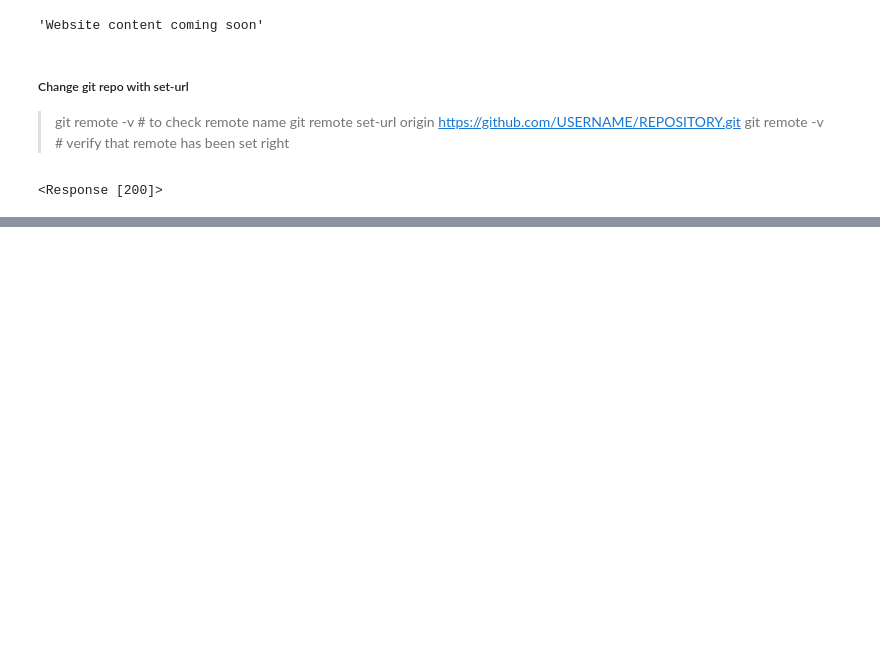
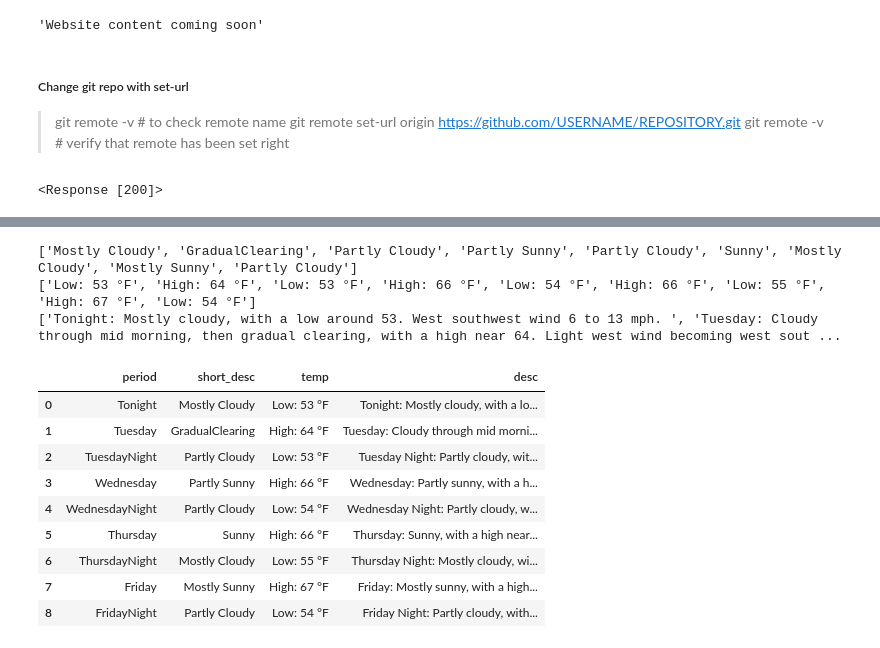
Before and after one commit to ahn718/stats-analysis, a Jupyter notebook: wrangling.ipynb, the cells around one changed output, grey strips where cells are left out. Cells and saved outputs as stored; diff of their text form; code cells hidden in the pictures; blank space fills up the shorter version.

Commit message:
Use BS4 to scrap weather data

```diff
--- a/wrangling.ipynb
+++ b/wrangling.ipynb
@@ -282,0 +390,7 @@ sei
+# %%
+weather = requests.get("http://forecast.weather.gov/MapClick.php?lat=37.7772&lon=-122.4168")
+soup = BeautifulSoup(weather.content, 'html.parser')
+seven_day = soup.find(id="seven-day-forecast")
+forecast_items = seven_day.find_all(class_="tombstone-container")
+tonight = forecast_items[0]
+print(tonight.prettify())
@@ -282,0 +433,4 @@ sei
+# %%
+period_tags = seven_day.select(".tombstone-container .period-name")
+periods = [pt.get_text() for pt in period_tags]
+periods
@@ -282,0 +447,31 @@ sei
+# %%
+short_descs = [sd.get_text() for sd in seven_day.select(".tombstone-container .short-desc")]
+temps = [t.get_text() for t in seven_day.select(".tombstone-container .temp")]
+descs = [d["title"] for d in seven_day.select(".tombstone-container img")]
+print(short_descs)
+print(temps)
+print(descs)
+# %% [output]
+['Mostly Cloudy', 'GradualClearing', 'Partly Cloudy', 'Partly Sunny', 'Partly Cloudy', 'Sunny', 'Mostly Cloudy', 'Mostly Sunny', 'Partly Cloudy']
+['Low: 53 °F', 'High: 64 °F', 'Low: 53 °F', 'High: 66 °F', 'Low: 54 °F', 'High: 66 °F', 'Low: 55 °F', 'High: 67 °F', 'Low: 54 °F']
+['Tonight: Mostly cloudy, with a low around 53. West southwest wind 6 to 13 mph. ', 'Tuesday: Cloudy through mid morning, then gradual clearing, with a high near 64. Light west wind becoming west sout ...
+# %%
+import pandas as pd
+weather = pd.DataFrame({
+        "period": periods,
+         "short_desc": short_descs,
+         "temp": temps,
+         "desc":descs
+    })
+weather
+# %% [output]
+|  | period | short_desc | temp | desc |
+| 0 | Tonight | Mostly Cloudy | Low: 53 °F | Tonight: Mostly cloudy, with a lo... |
+| 1 | Tuesday | GradualClearing | High: 64 °F | Tuesday: Cloudy through mid morni... |
+| 2 | TuesdayNight | Partly Cloudy | Low: 53 °F | Tuesday Night: Partly cloudy, wit... |
+| 3 | Wednesday | Partly Sunny | High: 66 °F | Wednesday: Partly sunny, with a h... |
+| 4 | WednesdayNight | Partly Cloudy | Low: 54 °F | Wednesday Night: Partly cloudy, w... |
+| 5 | Thursday | Sunny | High: 66 °F | Thursday: Sunny, with a high near... |
+| 6 | ThursdayNight | Mostly Cloudy | Low: 55 °F | Thursday Night: Mostly cloudy, wi... |
+| 7 | Friday | Mostly Sunny | High: 67 °F | Friday: Mostly sunny, with a high... |
+| 8 | FridayNight | Partly Cloudy | Low: 54 °F | Friday Night: Partly cloudy, with... |
```
Also changed, not shown: parts of 16 cells of this notebook.
